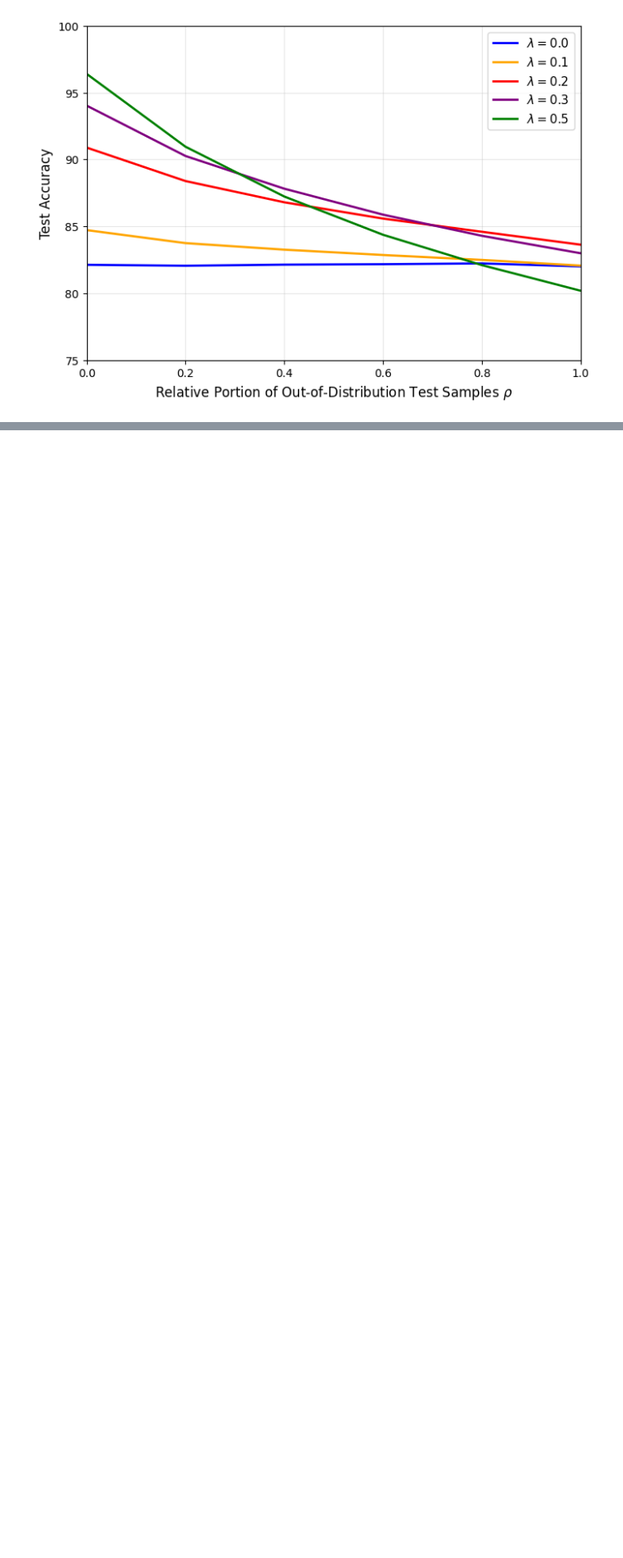
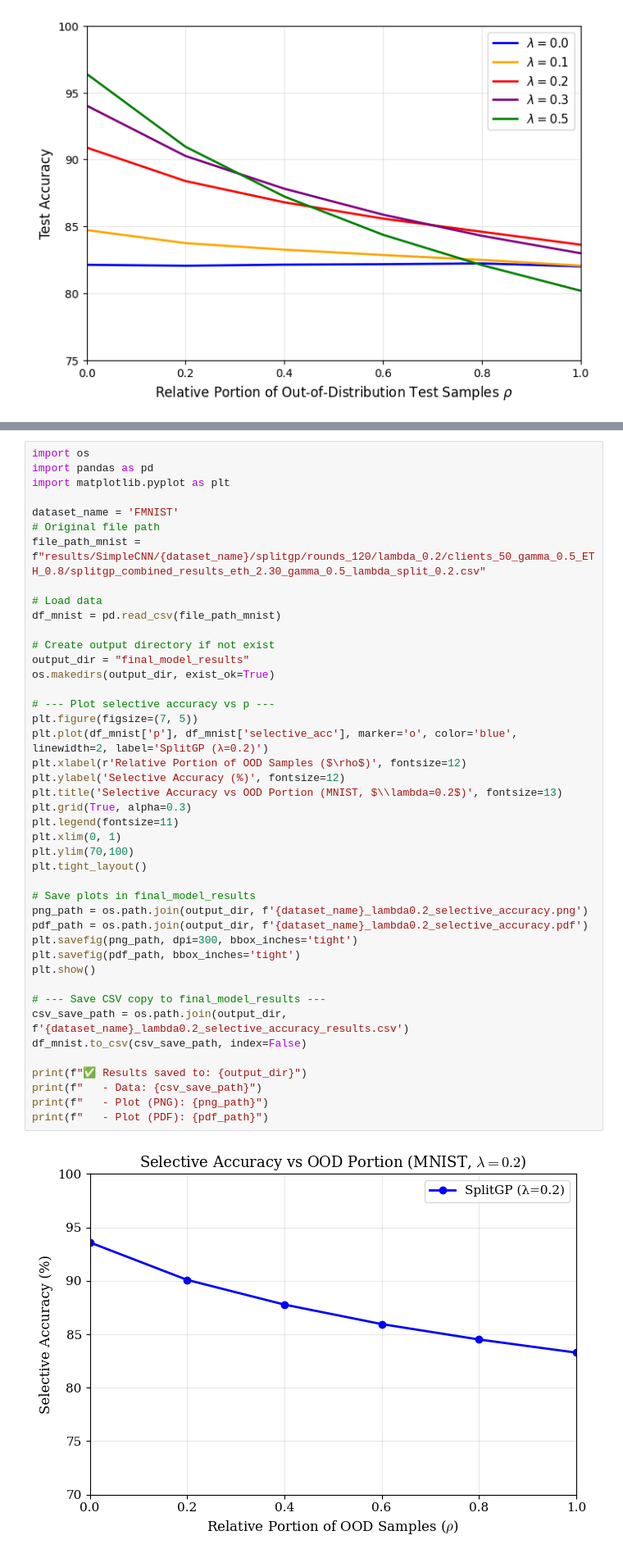
Before and after one commit to iffishells/FL-JointPG--inference-stage-optimization-WirelessEdge, a Jupyter notebook: code/main.ipynb, the cells around one changed output, grey strips where cells are left out. Shown at 82% size. Drawn from its saved outputs; the diff is of its cells as text; blank space fills up the shorter version.

```diff
--- a/code/main.ipynb
+++ b/code/main.ipynb
@@ -85,0 +90,45 @@ df_fmnist_combined
+# %%
+import os
+import pandas as pd
+import matplotlib.pyplot as plt
+
+dataset_name = 'FMNIST'
+# Original file path
+file_path_mnist = f"results/SimpleCNN/{dataset_name}/splitgp/rounds_120/lambda_0.2/clients_50_gamma_0.5_ETH_0.8/splitgp_combined_results_eth_2.30_gamma_0.5_lambda_split_0.2.csv"
+
+# Load data
+df_mnist = pd.read_csv(file_path_mnist)
+
+# Create output directory if not exist
+output_dir = "final_model_results"
+os.makedirs(output_dir, exist_ok=True)
+
+# --- Plot selective accuracy vs p ---
+plt.figure(figsize=(7, 5))
+plt.plot(df_mnist['p'], df_mnist['selective_acc'], marker='o', color='blue', linewidth=2, label='SplitGP (λ=0.2)')
+plt.xlabel(r'Relative Portion of OOD Samples ($\rho$)', fontsize=12)
+plt.ylabel('Selective Accuracy (%)', fontsize=12)
+plt.title('Selective Accuracy vs OOD Portion (MNIST, $\\lambda=0.2$)', fontsize=13)
+plt.grid(True, alpha=0.3)
+plt.legend(fontsize=11)
+plt.xlim(0, 1)
+plt.ylim(70,100)
+plt.tight_layout()
+
+# Save plots in final_model_results
+png_path = os.path.join(output_dir, f'{dataset_name}_lambda0.2_selective_accuracy.png')
+pdf_path = os.path.join(output_dir, f'{dataset_name}_lambda0.2_selective_accuracy.pdf')
+plt.savefig(png_path, dpi=300, bbox_inches='tight')
+plt.savefig(pdf_path, bbox_inches='tight')
+plt.show()
+
+# --- Save CSV copy to final_model_results ---
+csv_save_path = os.path.join(output_dir, f'{dataset_name}_lambda0.2_selective_accuracy_results.csv')
+df_mnist.to_csv(csv_save_path, index=False)
+
+print(f"✅ Results saved to: {output_dir}")
+print(f"   - Data: {csv_save_path}")
+print(f"   - Plot (PNG): {png_path}")
+print(f"   - Plot (PDF): {pdf_path}")
+# %% [output]
+[figure, added]
```
Also changed, not shown: parts of 10 cells of this notebook.
